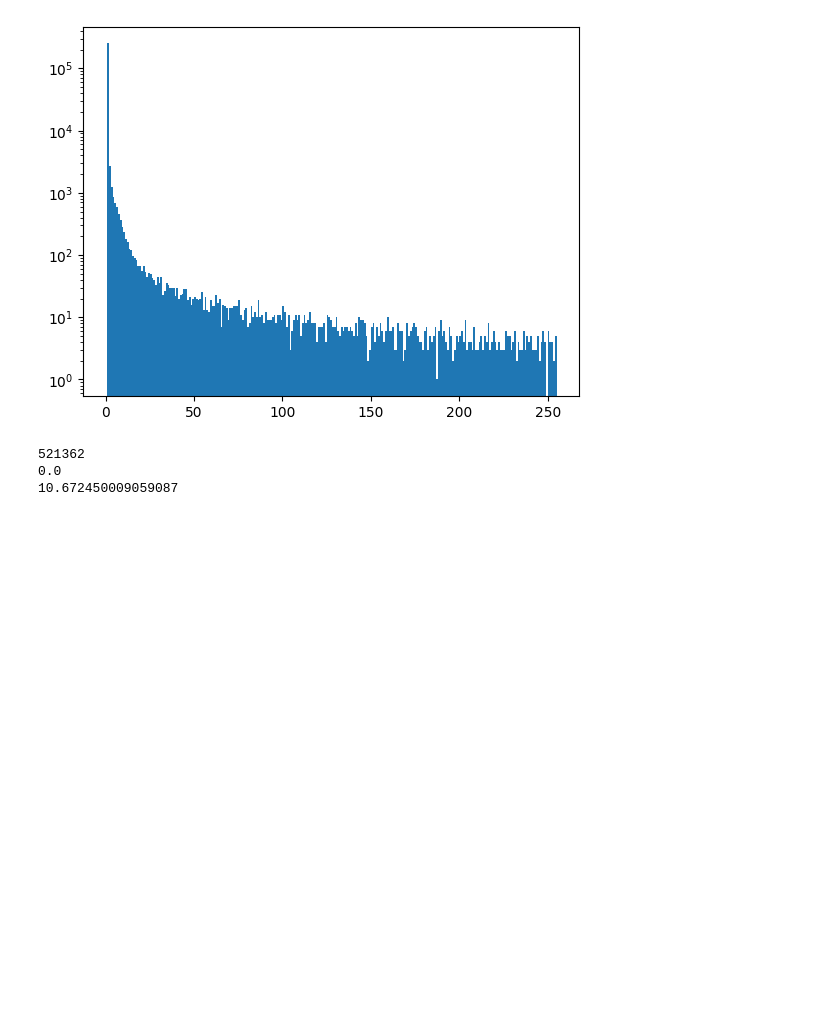
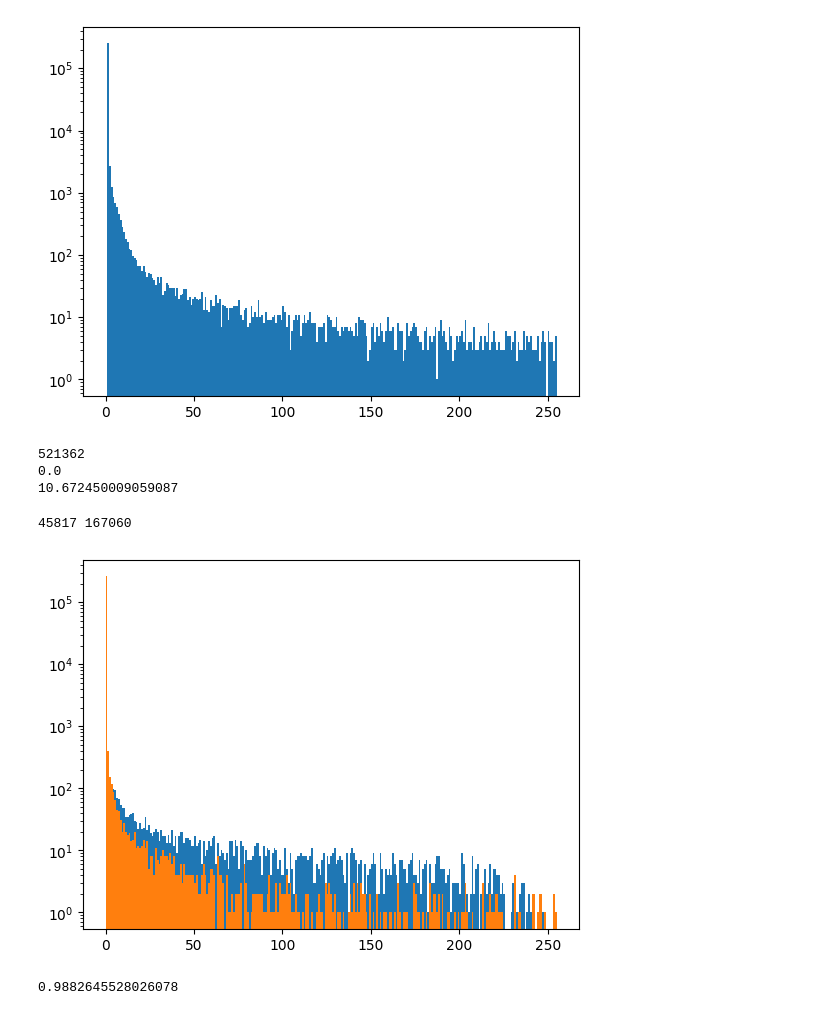
Before and after one commit to dimicorn/astrogeo_image_classifier, a Jupyter notebook: src/notebooks/EDA.ipynb, the cells around one changed output. Saved outputs shown, nothing was run; the diff lists cells and outputs as text; code cells hidden in the pictures; blank space fills up the shorter version.

```diff
--- a/src/notebooks/EDA.ipynb
+++ b/src/notebooks/EDA.ipynb
@@ -113,0 +102,28 @@ print(np.array(im).std())
+# %%
+from skimage.metrics import structural_similarity as ssim
+from cv2 import randu, add, randn
+
+source = 'J0237+2848_S_2003_07_09_nic_map.png'
+im1 = np.array(Image.open(f'{val_path}/{2}/{source}'))
+
+syntetic_path = '../../synt_one_channel'
+source = '1.png'
+im2 = np.array(Image.open(f'{syntetic_path}/{2}/{source}'))
+im2 = im2.clip(min=0)
+im2 = (im2 / im2.max() * 255)
+noise = np.zeros(im2.shape)
+randu(noise, -50, 0)
+
+im2 = add(im2, noise)
+im2 = im2.clip(min=0).astype(np.uint8)
+print(im1.ravel().sum(), im2.ravel().sum())
+plt.hist(im2.ravel(), bins=range(0, 256))
+plt.hist(im1.ravel(), bins=range(0, 256))
+
+plt.yscale('log')
+plt.show()
+ssim(im1, im2)
+# %% [output]
+45817 167060
+[figure, added]
+0.9882645528026078
```
Also changed, not shown: parts of 2 cells of this notebook, 12 other files.
